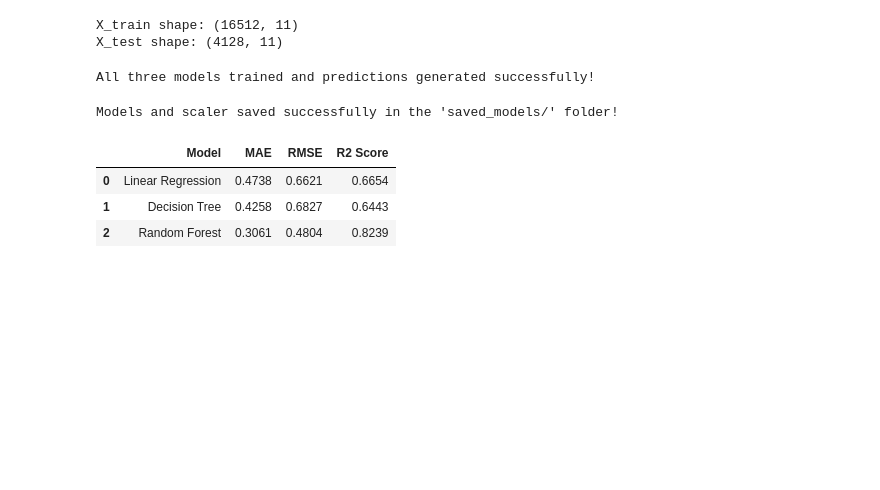
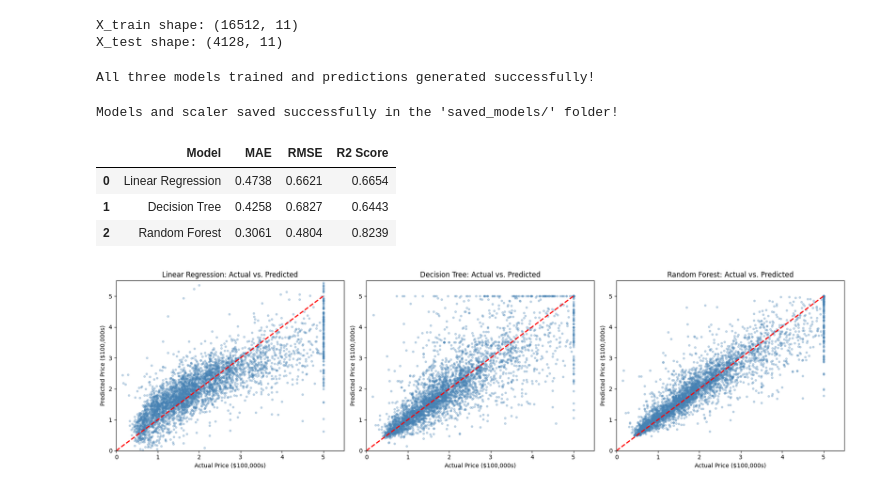
Before and after one commit to yohannes-wegayehu/house-price-prediction, a Jupyter notebook: house_price_prediction.ipynb, the cells around one changed output. Saved outputs shown, nothing was run; the diff lists cells and outputs as text; code cells hidden in the pictures; blank space fills up the shorter version.

Commit message:
ploting regression evaluating matrix

```diff
--- a/house_price_prediction.ipynb
+++ b/house_price_prediction.ipynb
@@ -217,3 +217,29 @@ results_df
 | 0 | Linear Regression | 0.4738 | 0.6621 | 0.6654 |
 | 1 | Decision Tree | 0.4258 | 0.6827 | 0.6443 |
 | 2 | Random Forest | 0.3061 | 0.4804 | 0.8239 |
+# %%
+# Store model names and their predictions in a list of tuples
+models_preds = [
+    ('Linear Regression', y_pred_lr),
+    ('Decision Tree', y_pred_dt),
+    ('Random Forest', y_pred_rf)
+]
+
+# Create a 1-row, 3-column grid of subplots
+fig, axes = plt.subplots(1, 3, figsize=(18, 5))
+
+# Loop through each model and plot Actual vs. Predicted prices
+for ax, (name, y_pred) in zip(axes, models_preds):
+    ax.scatter(y_test, y_pred, alpha=0.3, s=10, color='steelblue')
+    ax.plot([0, 5], [0, 5], color='red', linestyle='--', linewidth=2)
+    ax.set_title(f'{name}: Actual vs. Predicted')
+    ax.set_xlabel('Actual Price ($100,000s)')
+    ax.set_ylabel('Predicted Price ($100,000s)')
+    ax.set_xlim(0, 5.5)
+    ax.set_ylim(0, 5.5)
+
+# Adjust spacing so titles and labels do not overlap
+plt.tight_layout()
+plt.show()
+# %% [output]
+[figure, added]
```
Also changed, not shown: parts of 2 cells of this notebook.
